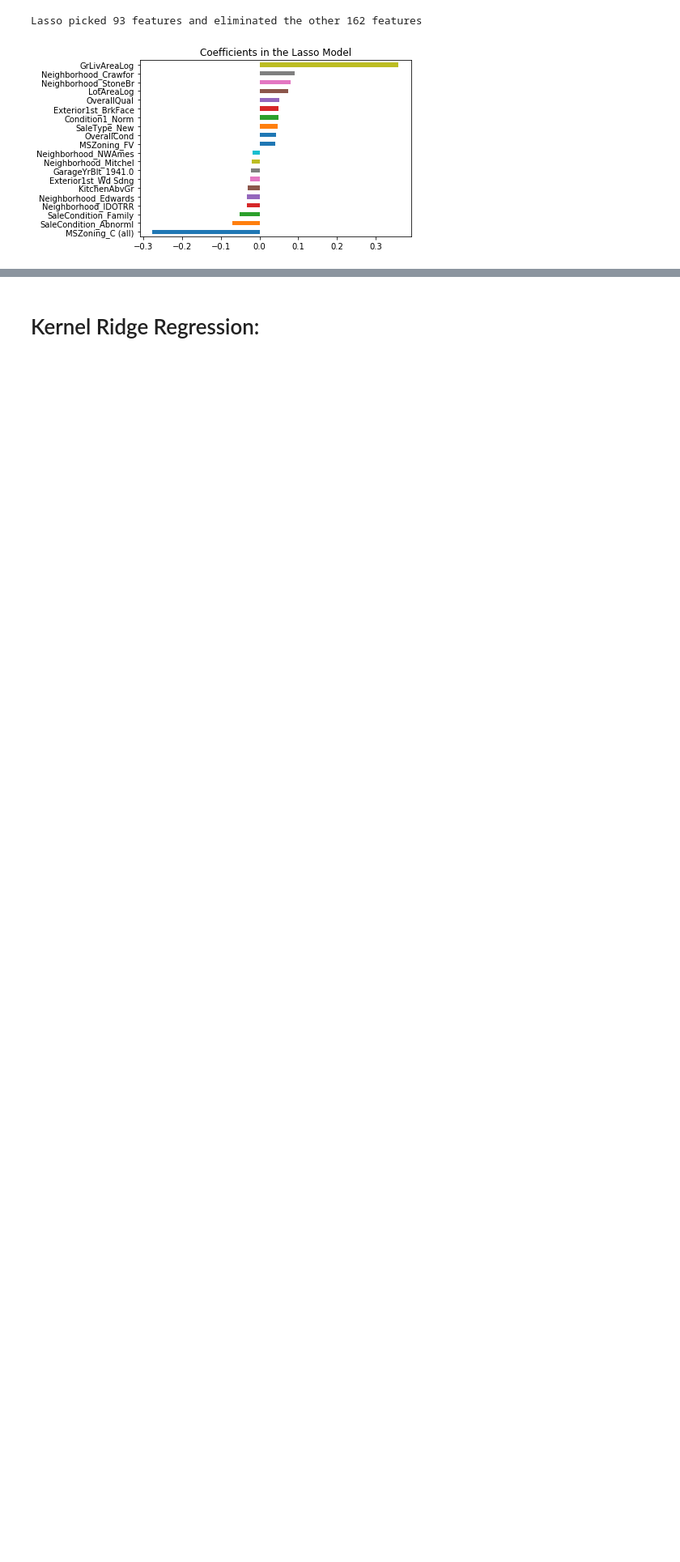
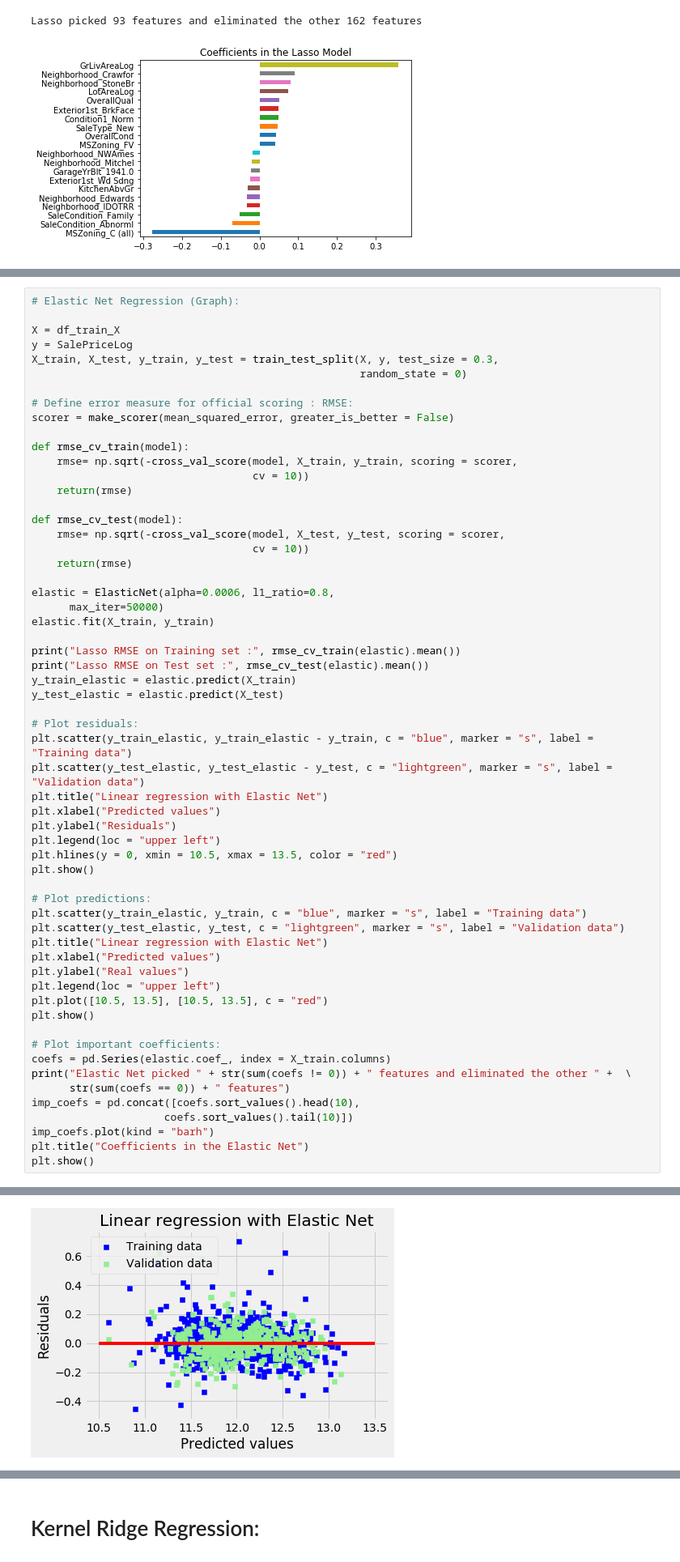
Before and after one commit to rafaelcesar7/Machine-Learning-Projects, a Jupyter notebook: Kaggle - House Prices.ipynb, the cells around one changed output, grey strips where cells are left out. Shown at 81% size. Saved outputs shown, nothing was run; the diff lists cells and outputs as text; blank space fills up the shorter version.

```diff
--- a/Kaggle - House Prices.ipynb
+++ b/Kaggle - House Prices.ipynb
@@ -2273,0 +2342,60 @@ Lasso picked 93 features and eliminated the other 162 features
+# %%
+# Elastic Net Regression (Graph):
+
+X = df_train_X
+y = SalePriceLog
+X_train, X_test, y_train, y_test = train_test_split(X, y, test_size = 0.3,
+                                                    random_state = 0)
+
+# Define error measure for official scoring : RMSE:
+scorer = make_scorer(mean_squared_error, greater_is_better = False)
+
+def rmse_cv_train(model):
+    rmse= np.sqrt(-cross_val_score(model, X_train, y_train, scoring = scorer,
+                                   cv = 10))
+    return(rmse)
+
+def rmse_cv_test(model):
+    rmse= np.sqrt(-cross_val_score(model, X_test, y_test, scoring = scorer,
+                                   cv = 10))
+    return(rmse)
+
+elastic = ElasticNet(alpha=0.0006, l1_ratio=0.8,
+      max_iter=50000)
+elastic.fit(X_train, y_train)
+
+print("Lasso RMSE on Training set :", rmse_cv_train(elastic).mean())
+print("Lasso RMSE on Test set :", rmse_cv_test(elastic).mean())
+y_train_elastic = elastic.predict(X_train)
+y_test_elastic = elastic.predict(X_test)
+
+# Plot residuals:
+plt.scatter(y_train_elastic, y_train_elastic - y_train, c = "blue", marker = "s", label = "Training data")
+plt.scatter(y_test_elastic, y_test_elastic - y_test, c = "lightgreen", marker = "s", label = "Validation data")
+plt.title("Linear regression with Elastic Net")
+plt.xlabel("Predicted values")
+plt.ylabel("Residuals")
+plt.legend(loc = "upper left")
+plt.hlines(y = 0, xmin = 10.5, xmax = 13.5, color = "red")
+plt.show()
+
+# Plot predictions:
+plt.scatter(y_train_elastic, y_train, c = "blue", marker = "s", label = "Training data")
+plt.scatter(y_test_elastic, y_test, c = "lightgreen", marker = "s", label = "Validation data")
+plt.title("Linear regression with Elastic Net")
+plt.xlabel("Predicted values")
+plt.ylabel("Real values")
+plt.legend(loc = "upper left")
+plt.plot([10.5, 13.5], [10.5, 13.5], c = "red")
+plt.show()
+
+# Plot important coefficients:
+coefs = pd.Series(elastic.coef_, index = X_train.columns)
+print("Elastic Net picked " + str(sum(coefs != 0)) + " features and eliminated the other " +  \
+      str(sum(coefs == 0)) + " features")
+imp_coefs = pd.concat([coefs.sort_values().head(10),
+                     coefs.sort_values().tail(10)])
+imp_coefs.plot(kind = "barh")
+plt.title("Coefficients in the Elastic Net")
+plt.show()
+# %% [output]
@@ -2273,0 +2404 @@ Lasso picked 93 features and eliminated the other 162 features
+[figure, added]
```
Also changed, not shown: parts of 9 cells of this notebook.
